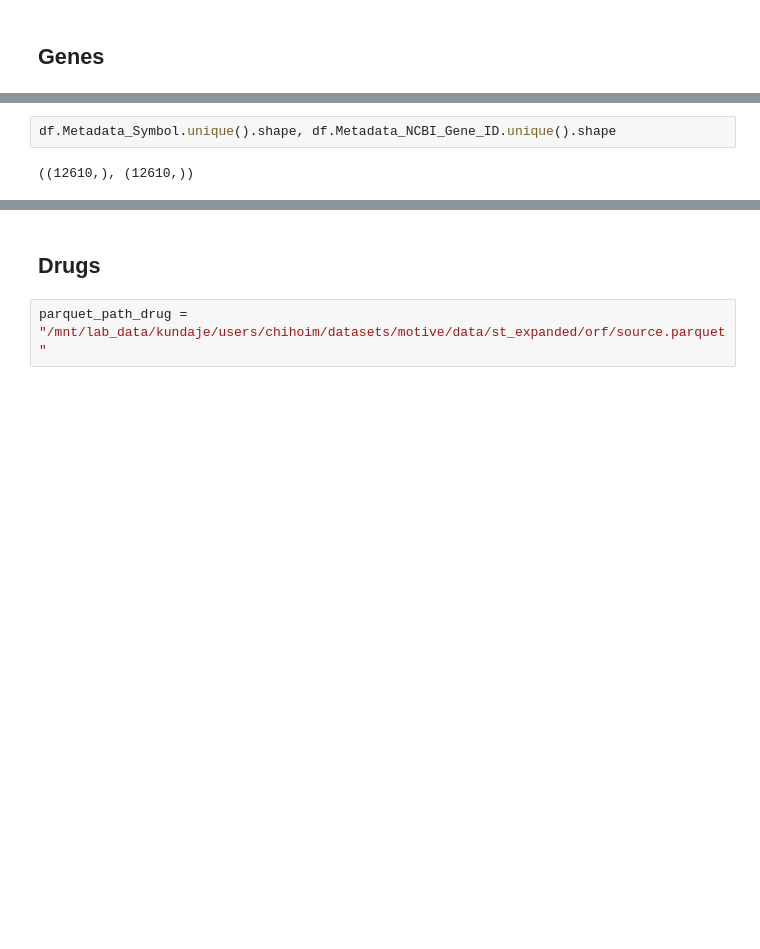
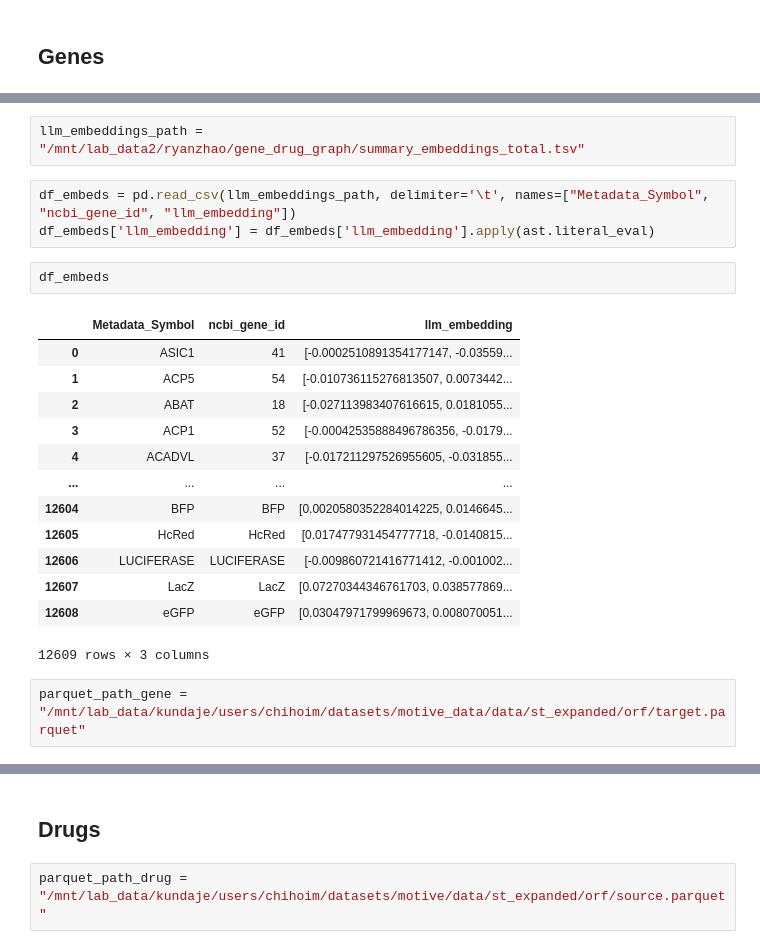
Before and after one commit to lordim/gene_drug_graph, a Jupyter notebook: notebooks/parquet_test.ipynb, the cells around one changed output, grey strips where cells are left out. Drawn from its saved outputs; the diff is of its cells as text; blank space fills up the shorter version.

```diff
--- a/notebooks/parquet_test.ipynb
+++ b/notebooks/parquet_test.ipynb
@@ -47,4 +13,23 @@ df
-# %%
-df.Metadata_Symbol.unique().shape, df.Metadata_NCBI_Gene_ID.unique().shape
-# %% [output]
-((12610,), (12610,))
+# %%
+llm_embeddings_path = "/mnt/lab_data2/ryanzhao/gene_drug_graph/summary_embeddings_total.tsv"
+# %%
+df_embeds = pd.read_csv(llm_embeddings_path, delimiter='\t', names=["Metadata_Symbol", "ncbi_gene_id", "llm_embedding"])
+df_embeds['llm_embedding'] = df_embeds['llm_embedding'].apply(ast.literal_eval)
+# %%
+df_embeds
+# %% [output]
+|  | Metadata_Symbol | ncbi_gene_id | llm_embedding |
+| 0 | ASIC1 | 41 | [-0.0002510891354177147, -0.03559... |
+| 1 | ACP5 | 54 | [-0.010736115276813507, 0.0073442... |
+| 2 | ABAT | 18 | [-0.027113983407616615, 0.0181055... |
+| 3 | ACP1 | 52 | [-0.00042535888496786356, -0.0179... |
+| 4 | ACADVL | 37 | [-0.017211297526955605, -0.031855... |
+| ... | ... | ... | ... |
+| 12604 | BFP | BFP | [0.0020580352284014225, 0.0146645... |
+| 12605 | HcRed | HcRed | [0.017477931454777718, -0.0140815... |
+| 12606 | LUCIFERASE | LUCIFERASE | [-0.009860721416771412, -0.001002... |
+| 12607 | LacZ | LacZ | [0.07270344346761703, 0.038577869... |
+| 12608 | eGFP | eGFP | [0.03047971799969673, 0.008070051... |
+12609 rows × 3 columns
+# %%
+parquet_path_gene = "/mnt/lab_data/kundaje/users/chihoim/datasets/motive_data/data/st_expanded/orf/target.parquet"
```
Also changed, not shown: parts of 13 cells of this notebook.
